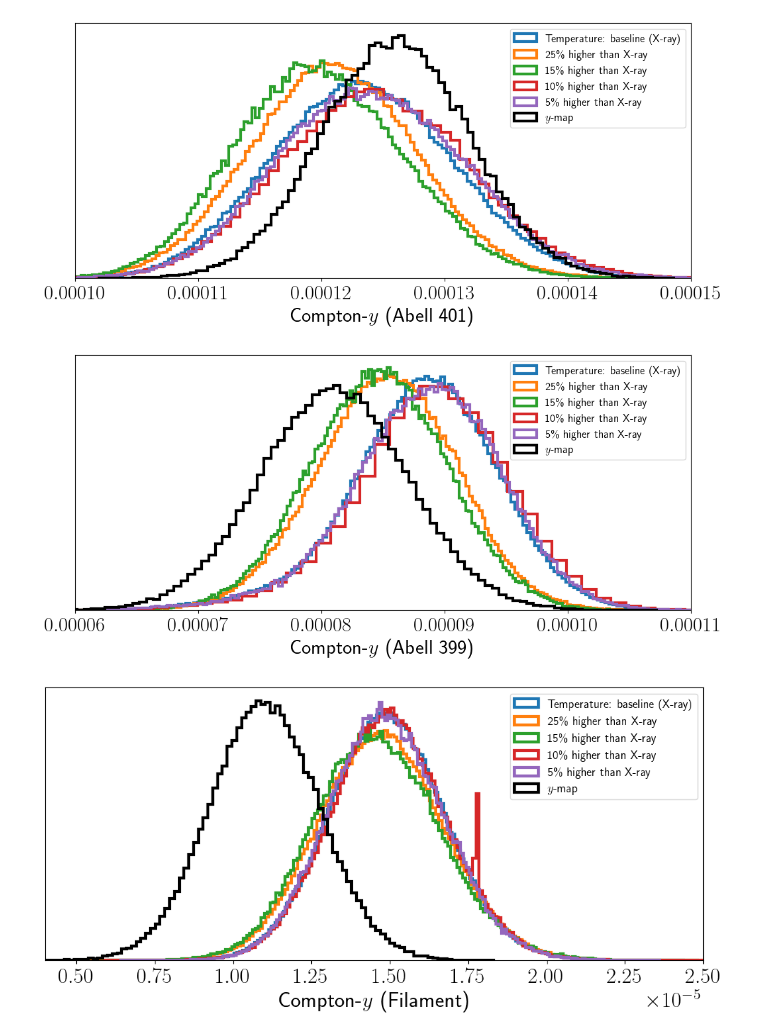
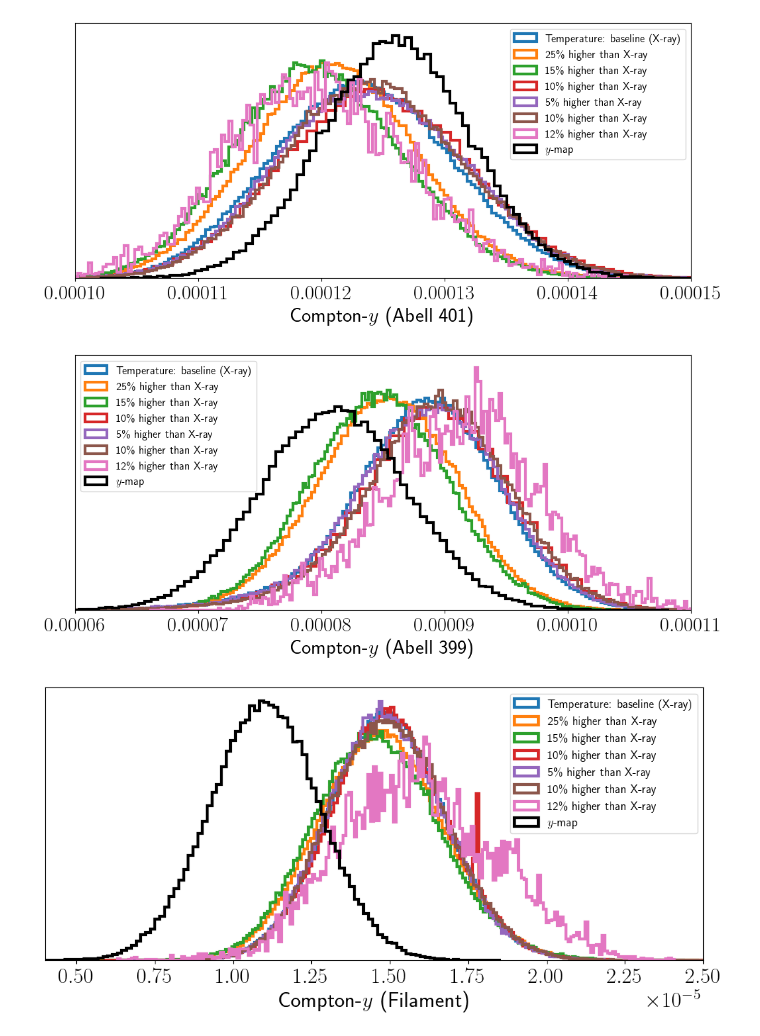
Before and after one commit to guanyilun/multi-freq-bridge, a Jupyter notebook: notebooks/result_compare.ipynb, the cells around one changed output. Cells and saved outputs as stored; diff of their text form; code cells hidden in the pictures.

```diff
--- a/notebooks/result_compare.ipynb
+++ b/notebooks/result_compare.ipynb
@@ -117,6 +114,9 @@ case24 = f"/home/gill/research/ACT/bridge/results/ajay/final_runs/case24/chain.h
 case25 = f"/home/gill/research/ACT/bridge/results/ajay/final_runs/case25/chain.h5"
 case26 = f"/home/gill/research/ACT/bridge/results/ajay/final_runs/case26/chain.h5"
 case27 = f"/home/gill/research/ACT/bridge/results/ajay/final_runs/case27/chain.h5"
+case28 = f"/home/gill/research/ACT/bridge/results/ajay/final_runs/case28/chain.h5"
+case29 = f"/home/gill/research/ACT/bridge/results/ajay/final_runs/case29/chain.h5"
+case30 = f"/home/gill/research/ACT/bridge/results/ajay/final_runs/case30/chain.h5"
 # %%
 burnin = 60000
 thin = 1
@@ -125,12 +125,18 @@ samples_case24 = emcee.backends.HDFBackend(case24).get_chain(discard=burnin, fla
 samples_case25 = emcee.backends.HDFBackend(case25).get_chain(discard=burnin, flat=True, thin=thin)
 samples_case26 = emcee.backends.HDFBackend(case26).get_chain(discard=burnin, flat=True, thin=thin)
 samples_case27 = emcee.backends.HDFBackend(case27).get_chain(discard=burnin, flat=True, thin=thin)
+samples_case28 = emcee.backends.HDFBackend(case28).get_chain(discard=10000, flat=True, thin=thin)
+samples_case29 = emcee.backends.HDFBackend(case29).get_chain(discard=200, flat=True, thin=thin)
+# samples_case30 = emcee.backends.HDFBackend(case30).get_chain(discard=1, flat=True, thin=thin)
 
 print("\nNumber of iterations for case 10: {:.0f}".format(samples_case10.shape[0] / emcee.backends.HDFBackend(case10).shape[0]))
 print("Number of iterations for case 24: {:.0f}".format(samples_case24.shape[0] / emcee.backends.HDFBackend(case24).shape[0]))
 print("Number of iterations for case 25: {:.0f}".format(samples_case25.shape[0] / emcee.backends.HDFBackend(case25).shape[0]))
 print("Number of iterations for case 26: {:.0f}".format(samples_case26.shape[0] / emcee.backends.HDFBackend(case26).shape[0]))
 print("Number of iterations for case 27: {:.0f}".format(samples_case27.shape[0] / emcee.backends.HDFBackend(case27).shape[0]))
+print("Number of iterations for case 28: {:.0f}".format(samples_case28.shape[0] / emcee.backends.HDFBackend(case28).shape[0]))
+print("Number of iterations for case 29: {:.0f}".format(samples_case29.shape[0] / emcee.backends.HDFBackend(case29).shape[0]))
+# print("Number of iterations for case 30: {:.0f}".format(samples_case30.shape[0] / emcee.backends.HDFBackend(case30).shape[0]))
 # %% [output]
 Number of iterations for case 10: 49374
 Number of iterations for case 24: 34346
@@ -388,21 +416,27 @@ cases = [
     (samples_case24, "case24"),
     (samples_case25, "case25"),
     (samples_case26, "case26"),
-    (samples_case27, "case27")
+    (samples_case27, "case27"),
+    (samples_case28, "case28"),
+    (samples_case29, "case29")
 ]
 
 case_labels = ["Temperature: baseline (X-ray)",
                r"25\% higher",
                r"15\% higher",
                r"10\% higher",
-               r"5\% higher"]
+               r"5\% higher",
+               r"10\% higher",
+               r"12\% higher"]
 
 configs = [
     "/home/gill/research/ACT/multi-freq-bridge/configs/case10_ajay.yaml",
     "/home/gill/research/ACT/multi-freq-bridge/configs/case24_ajay.yaml",
     "/home/gill/research/ACT/multi-freq-bridge/configs/case25_ajay.yaml",
     "/home/gill/research/ACT/multi-freq-bridge/configs/case26_ajay.yaml",
-    "/home/gill/research/ACT/multi-freq-bridge/configs/case27_ajay.yaml"
+    "/home/gill/research/ACT/multi-freq-bridge/configs/case27_ajay.yaml",
+    "/home/gill/research/ACT/multi-freq-bridge/configs/case28_ajay.yaml",
+    "/home/gill/research/ACT/multi-freq-bridge/configs/case29_ajay.yaml"
 ]
 
 a401_y_vector_case10, a399_y_vector_case10, fil_y_vector_case10 = result_comparer(samples_case10, compton_y_fits, param_indices, configs[0])
@@ -410,6 +444,8 @@ a401_y_vector_case24, a399_y_vector_case24, fil_y_vector_case24 = result_compare
 a401_y_vector_case25, a399_y_vector_case25, fil_y_vector_case25 = result_comparer(samples_case25, compton_y_fits, param_indices, configs[2])
 a401_y_vector_case26, a399_y_vector_case26, fil_y_vector_case26 = result_comparer(samples_case26, compton_y_fits, param_indices, configs[3])
 a401_y_vector_case27, a399_y_vector_case27, fil_y_vector_case27 = result_comparer(samples_case27, compton_y_fits, param_indices, configs[4])
+a401_y_vector_case28, a399_y_vector_case28, fil_y_vector_case28 = result_comparer(samples_case28, compton_y_fits, param_indices, configs[5])
+a401_y_vector_case29, a399_y_vector_case29, fil_y_vector_case29 = result_comparer(samples_case29, compton_y_fits, param_indices, configs[6])
 # %% [output]
 Results:
 ra_a401_mean: 44.7410896
@@ -434,7 +470,9 @@ case_labels = ["Temperature: baseline (X-ray)",
                r"25\% higher than X-ray",
                r"15\% higher than X-ray",
                r"10\% higher than X-ray",
-               r"5\% higher than X-ray"]
+               r"5\% higher than X-ray",
+               r"10\% higher than X-ray",
+               r"12\% higher than X-ray"]
 
 
 plt.figure(figsize=(12
@@ -444,6 +482,8 @@ plt.hist(a401_y_vector_case24, bins=200, alpha=1, label=case_labels[1], density=
 plt.hist(a401_y_vector_case25, bins=200, alpha=1, label=case_labels[2], density=True, histtype='step', lw=3)
 plt.hist(a401_y_vector_case26, bins=200, alpha=1, label=case_labels[3], density=True, histtype='step', lw=3)
 plt.hist(a401_y_vector_case27, bins=200, alpha=1, label=case_labels[4], density=True, histtype='step', lw=3)
+plt.hist(a401_y_vector_case28, bins=200, alpha=1, label=case_labels[5], density=True, histtype='step', lw=3)
+plt.hist(a401_y_vector_case29, bins=200, alpha=1, label=case_labels[6], density=True, histtype='step', lw=3)
 plt.hist(np.random.normal(compton_y_fits['y_a401_mean'], compton_y_fits['y_a401_std'], 100000),
          histtype='step', color='black', linestyle='-',
          bins=100, alpha=1, label='$y$-map', density=True, lw=3)
@@ -461,34 +501,38 @@ plt.hist(a399_y_vector_case24, bins=200, alpha=1, label=case_labels[1], density=
 plt.hist(a399_y_vector_case25, bins=200, alpha=1, label=case_labels[2], density=True, histtype='step', lw=3)
 plt.hist(a399_y_vector_case26, bins=200, alpha=1, label=case_labels[3], density=True, histtype='step', lw=3)
 plt.hist(a399_y_vector_case27, bins=200, alpha=1, label=case_labels[4], density=True, histtype='step', lw=3)
+plt.hist(a399_y_vector_case28, bins=200, alpha=1, label=case_labels[5], density=True, histtype='step', lw=3)
+plt.hist(a399_y_vector_case29, bins=200, alpha=1, label=case_labels[6], density=True, histtype='step', lw=3)
 plt.hist(np.random.normal(compton_y_fits['y_a399_mean'], compton_y_fits['y_a399_std'], 100000),
          histtype='step',
          bins=100, alpha=1, label='$y$-map', density=True, lw=3, color='black', linestyle='-')
 plt.xlabel('Compton-$y$ (Abell 399)')
 plt.legend(fontsize=12)
 plt.gca().set_yticks([])
 #plt.savefig("compton_y_a399_distributions.png", bbox_inches='tight')
 plt.xlim(0.00006, 0.00011)
 plt.show()
 
 # plot the y distributions for Filament
 plt.figure(figsize=(12, 5))
 plt.hist(fil_y_vector_case10, bins=200, alpha=1, label=case_labels[0], density=True, histtype='step', lw=3)
 plt.hist(fil_y_vector_case24, bins=200, alpha=1, label=case_labels[1], density=True, histtype='step', lw=3)
 plt.hist(fil_y_vector_case25, bins=200, alpha=1, label=case_labels[2], density=True, histtype='step', lw=3)
 plt.hist(fil_y_vector_case26, bins=200, alpha=1, label=case_labels[3], density=True, histtype='step', lw=3)
 plt.hist(fil_y_vector_case27, bins=200, alpha=1, label=case_labels[4], density=True, histtype='step', lw=3)
+plt.hist(fil_y_vector_case28, bins=200, alpha=1, label=case_labels[5], density=True, histtype='step', lw=3)
+plt.hist(fil_y_vector_case29, bins=200, alpha=1, label=case_labels[6], density=True, histtype='step', lw=3)
 plt.hist(np.random.normal(compton_y_fits['y_fil_mean'], compton_y_fits['y_fil_std'], 100000),
          histtype='step',
          bins=100, alpha=1, label='$y$-map', density=True, lw=3, color='black', linestyle='-')
 plt.xlabel('Compton-$y$ (Filament)')
 plt.legend(fontsize=12)
 plt.gca().set_yticks([])
 #plt.savefig("compton_y_filament_distributions.png", bbox_inches='tight')
 plt.xlim(0.000004, 0.000025)
 plt.show()
 # %% [output]
-[figure, old version]
+[figure, new version]
-[figure, old version]
+[figure, new version]
-[figure, old version]
+[figure, new version]
 # %%
```
Also changed, not shown: parts of 8 cells of this notebook, 4 other files.
